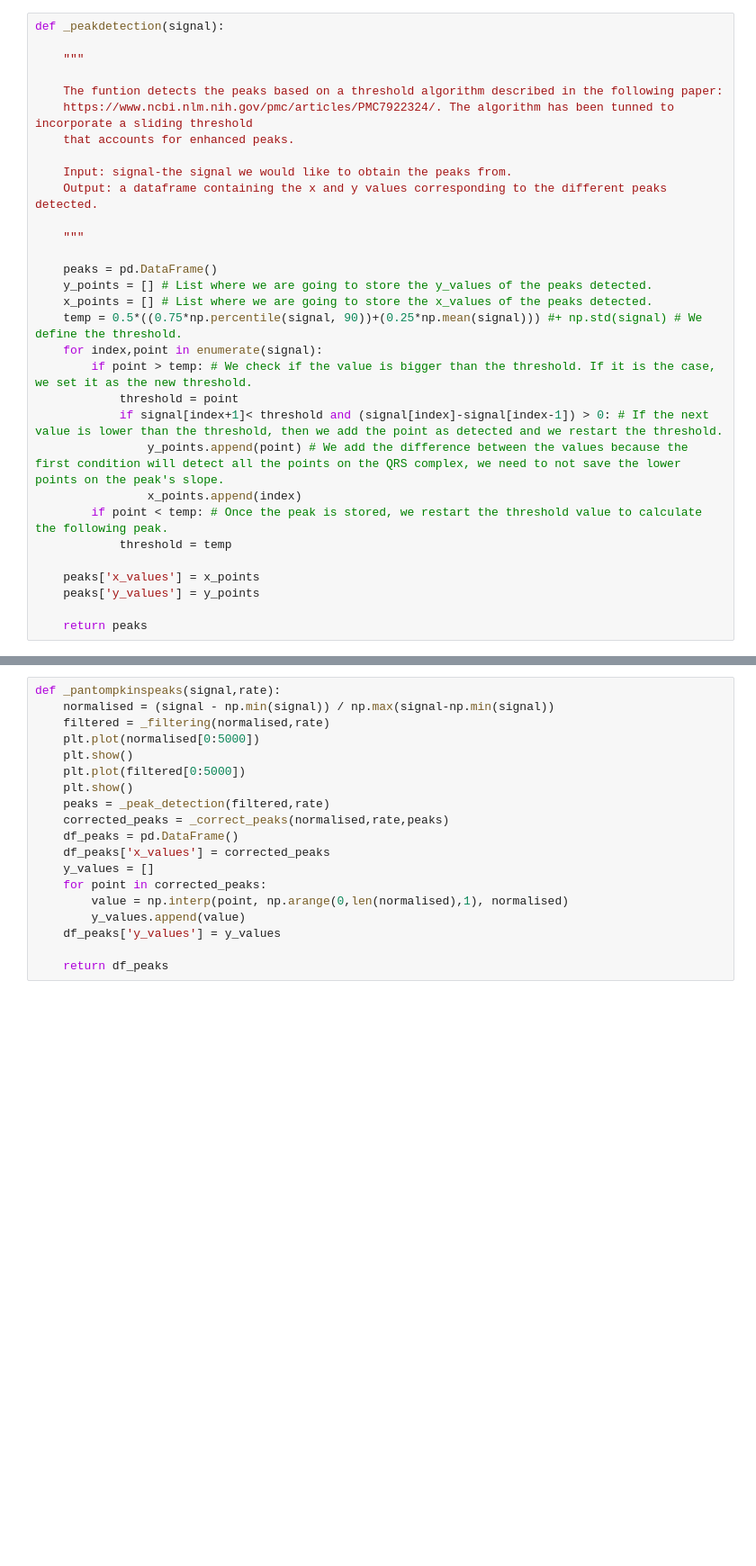
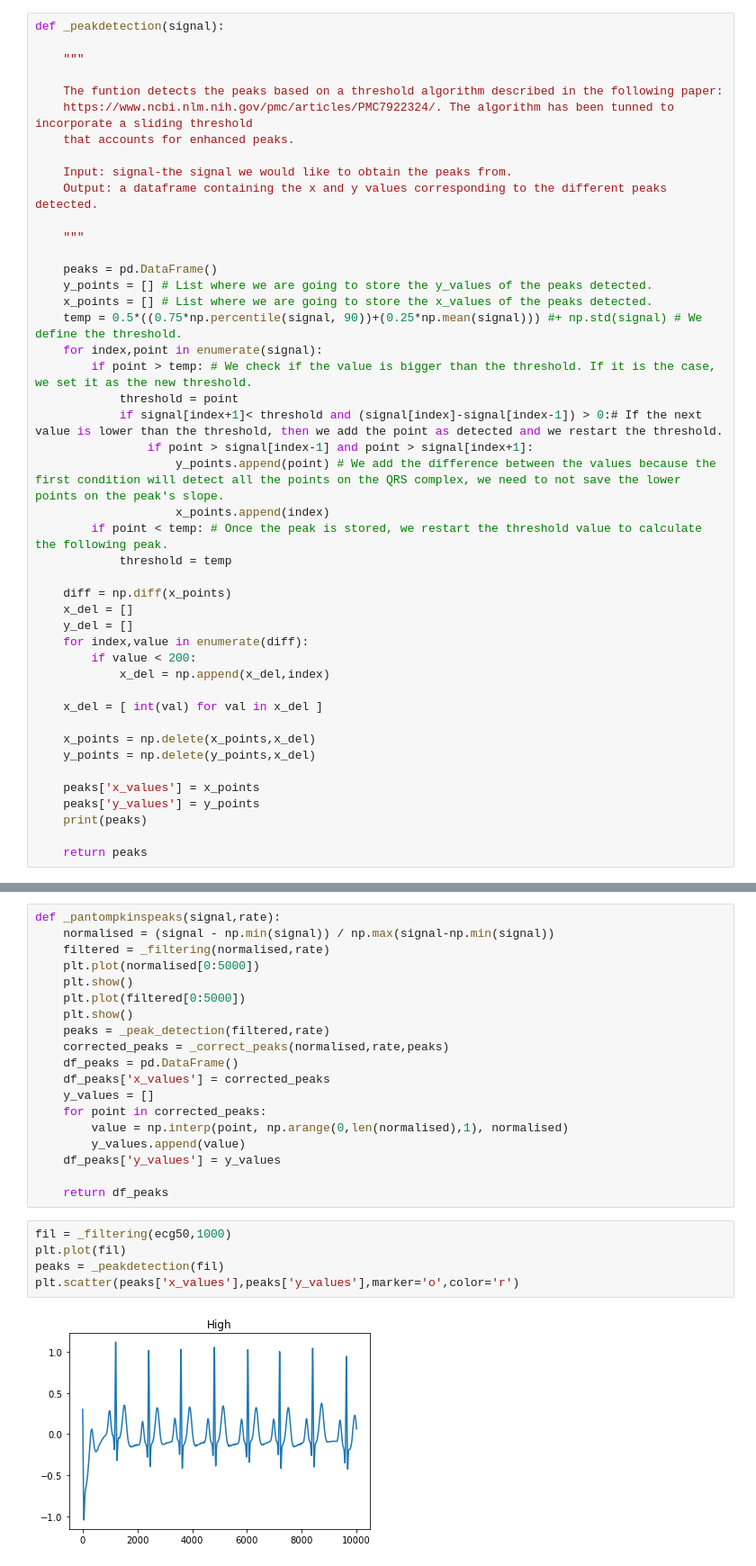
Before and after one commit to molbioeng/Molecool, a Jupyter notebook: Functions_peakdetection.ipynb, the cells around one changed output, grey strips where cells are left out. Shown at 90% size. Drawn from its saved outputs; the diff is of its cells as text; blank space fills up the shorter version.

Commit message:
JMR - Changes to improve the peak detection

```diff
--- a/Functions_peakdetection.ipynb
+++ b/Functions_peakdetection.ipynb
@@ -189,14 +197,28 @@ def _peakdetection(signal):
     for index,point in enumerate(signal):
         if point > temp: # We check if the value is bigger than the threshold. If it is the case, we set it as the new threshold.
             threshold = point
-            if signal[index+1]< threshold and (signal[index]-signal[index-1]) > 0: # If the next value is lower than the threshold, then we add the point as detected and we restart the threshold.
-                y_points.append(point) # We add the difference between the values because the first condition will detect all the points on the QRS complex, we need to not save the lower points on the peak's slope.
-                x_points.append(index)
+            if signal[index+1]< threshold and (signal[index]-signal[index-1]) > 0:# If the next value is lower than the threshold, then we add the point as detected and we restart the threshold.
+                if point > signal[index-1] and point > signal[index+1]:
+                    y_points.append(point) # We add the difference between the values because the first condition will detect all the points on the QRS complex, we need to not save the lower points on the peak's slope.
+                    x_points.append(index)
         if point < temp: # Once the peak is stored, we restart the threshold value to calculate the following peak.
             threshold = temp
 
+    diff = np.diff(x_points)
+    x_del = []
+    y_del = []
+    for index,value in enumerate(diff):
+        if value < 200:
+            x_del = np.append(x_del,index)
+
+    x_del = [ int(val) for val in x_del ]
+
+    x_points = np.delete(x_points,x_del)
+    y_points = np.delete(y_points,x_del)
+
     peaks['x_values'] = x_points
     peaks['y_values'] = y_points
+    print(peaks)
 
     return peaks
 # %%
@@ -248,3 +270,10 @@ def _pantompkinspeaks(signal,rate):
     df_peaks['y_values'] = y_values
 
     return df_peaks
+# %%
+fil = _filtering(ecg50,1000)
+plt.plot(fil)
+peaks = _peakdetection(fil)
+plt.scatter(peaks['x_values'],peaks['y_values'],marker='o',color='r')
+# %% [output]
+[figure, added]
```
Also changed, not shown: parts of 5 cells of this notebook.
